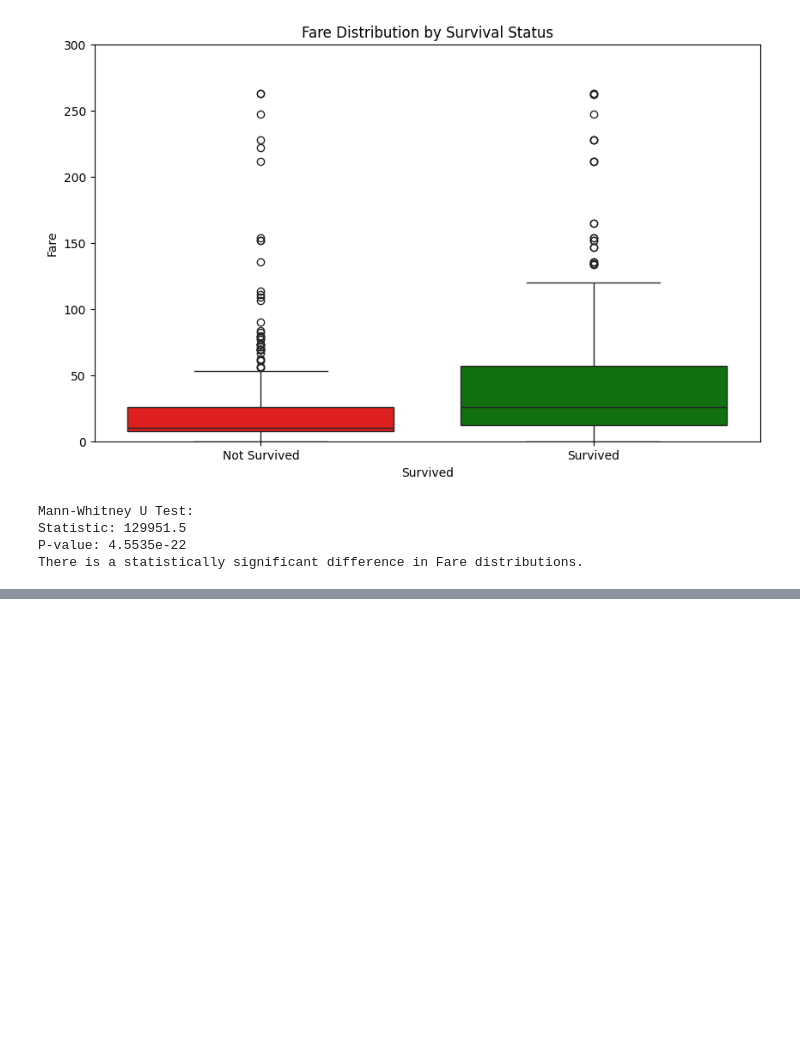
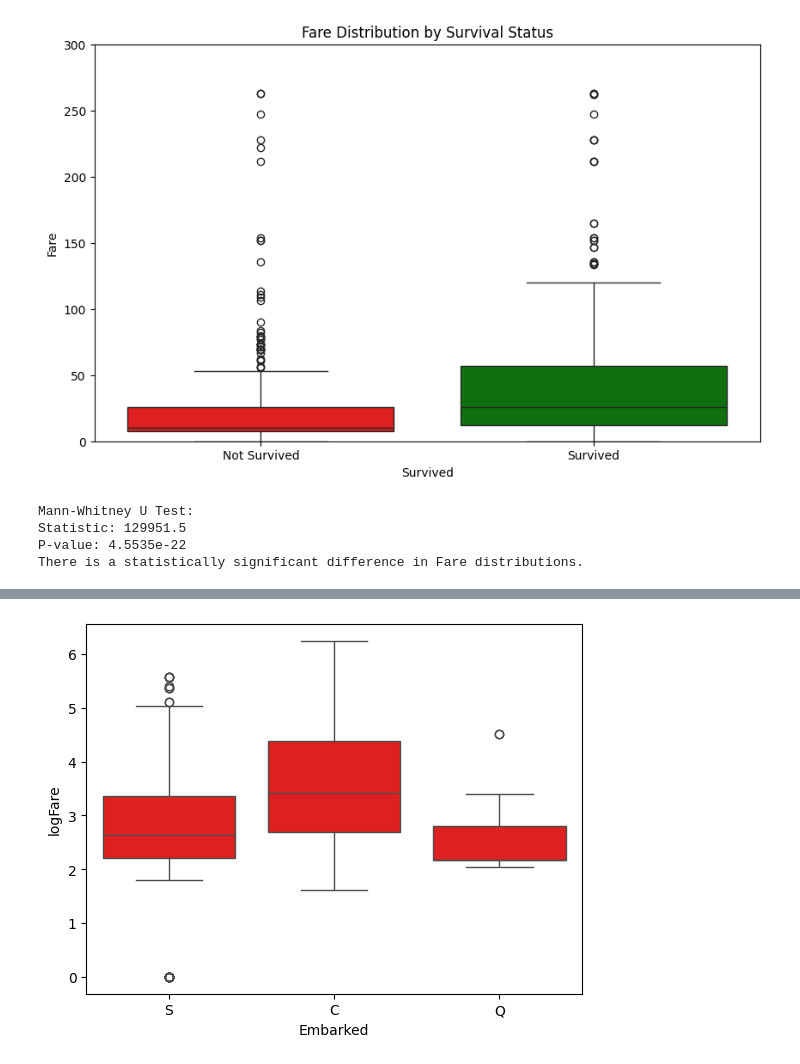
Before and after one commit to espoma/titanic-app, a Jupyter notebook: notebooks/eda.ipynb, the cells around one changed output, grey strips where cells are left out. Drawn from its saved outputs; the diff is of its cells as text; code cells hidden in the pictures; blank space fills up the shorter version.

```diff
--- a/notebooks/eda.ipynb
+++ b/notebooks/eda.ipynb
@@ -216,0 +242,9 @@ There is a statistically significant difference in Fare distributions.
+# %%
+# Create a new column with log-transformed Fare
+df_cleaned["logFare"] = np.log1p(df_cleaned["Fare"])
+
+# Plot boxplot
+sns.boxplot(data=df_cleaned, x="Embarked", y="logFare", color="red")
+plt.show()
+# %% [output]
+[figure, added]
```
Also changed, not shown: parts of 33 cells of this notebook.
